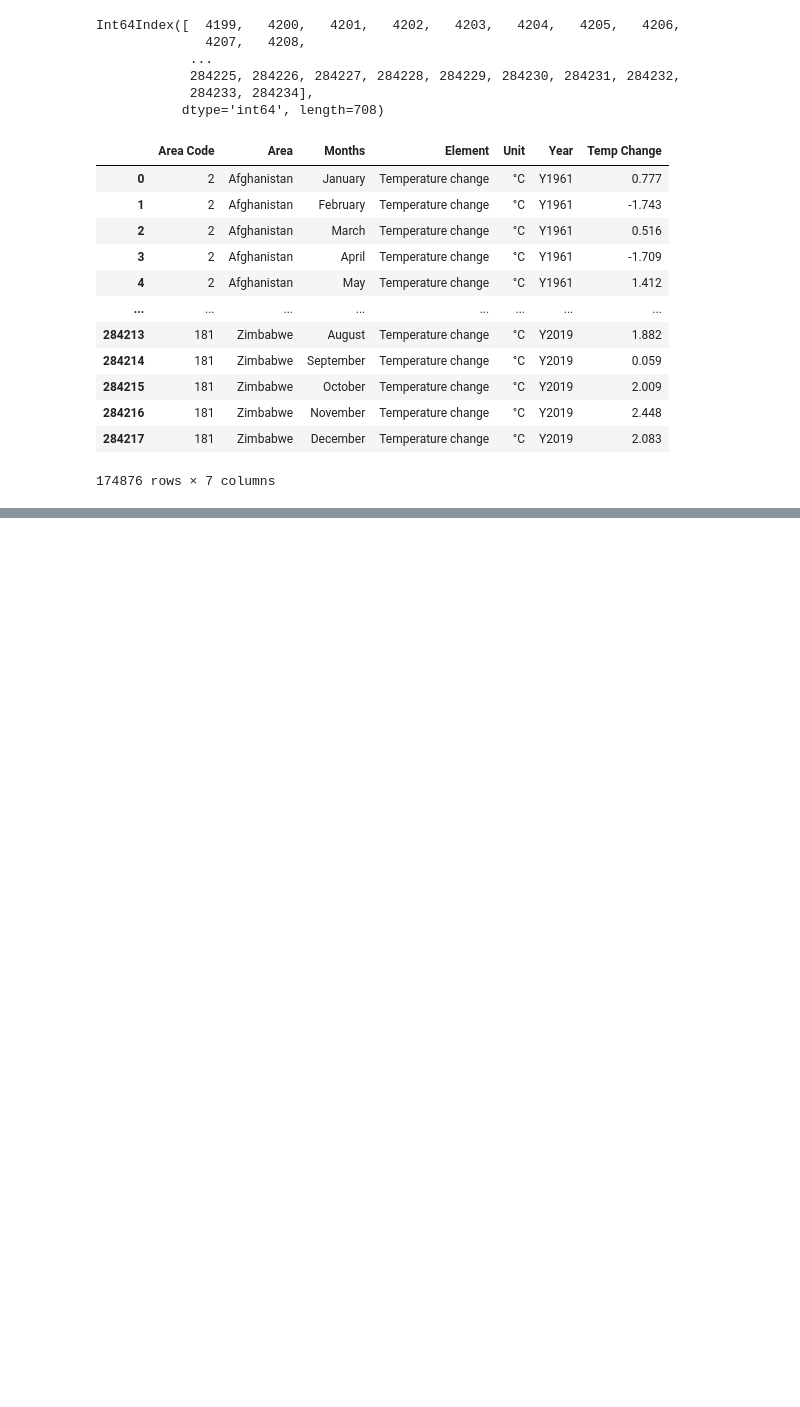
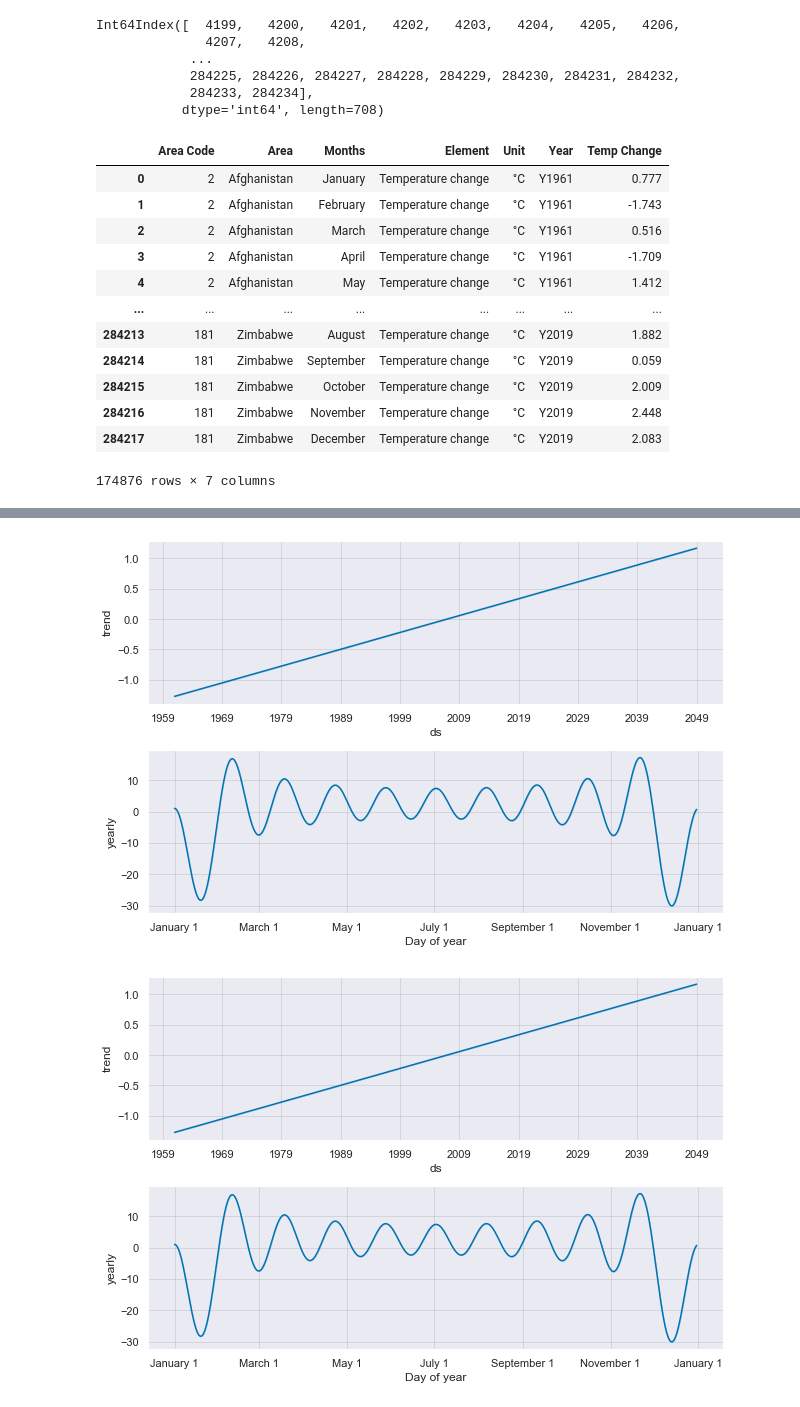
Before and after one commit to baomdoan/Geographic-World-Temperature-Change, a Jupyter notebook: Geological Temperature Change.ipynb, the cells around one changed output, grey strips where cells are left out. Saved outputs shown, nothing was run; the diff lists cells and outputs as text; code cells hidden in the pictures; blank space fills up the shorter version.

```diff
--- a/Geological Temperature Change.ipynb
+++ b/Geological Temperature Change.ipynb
@@ -641,0 +675,5 @@ df_test.loc['Antarctica']
+# %%
+m.plot_components(forecast)
+# %% [output]
+[figure, added]
+[figure, added]
```
Also changed, not shown: parts of 48 cells of this notebook.
